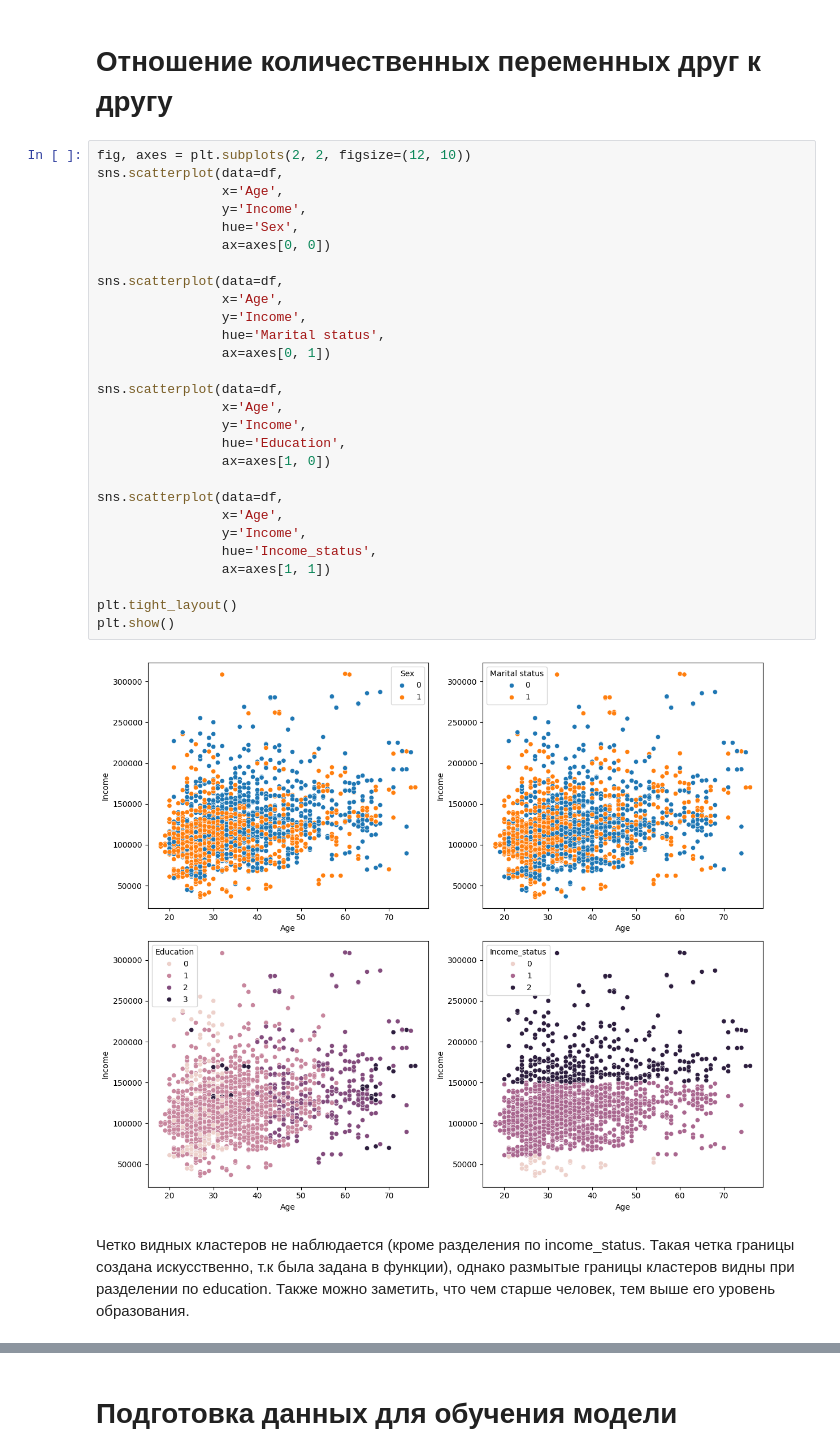
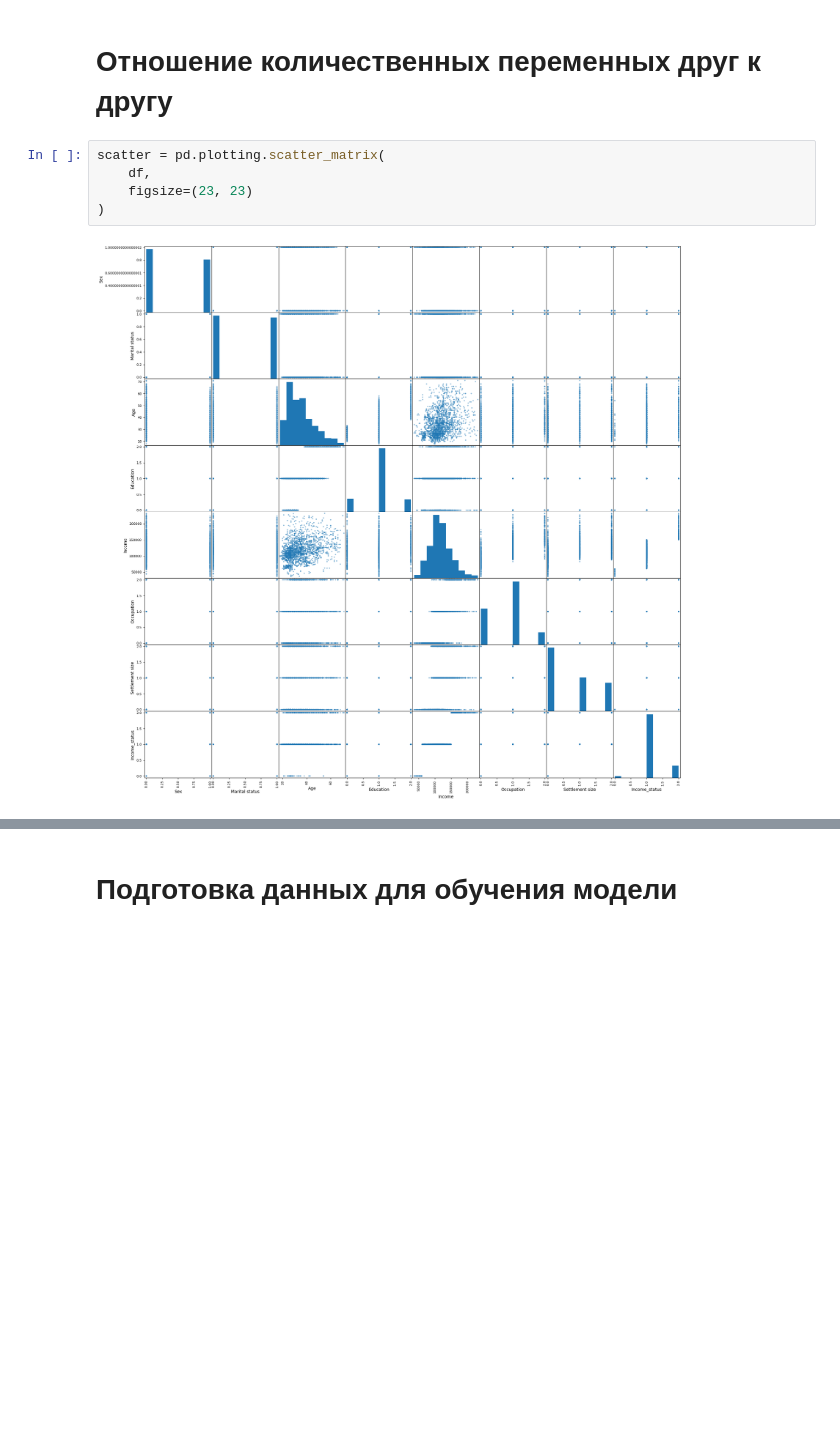
Before and after one commit to Zaby2/ML, a Jupyter notebook: lab2/Lab 2, №2375, Шитов Богдан Антонович.ipynb, the cells around one changed output, grey strips where cells are left out. Cells and saved outputs as stored; diff of their text form; blank space fills up the shorter version.

```diff
--- a/lab2/Lab 2, №2375, Шитов Богдан Антонович.ipynb
+++ b/lab2/Lab 2, №2375, Шитов Богдан Антонович.ipynb
@@ -135,34 +149,9 @@ df.head()
 # %% [markdown]
 # Отношение количественных переменных друг к другу
-# %%
-fig, axes = plt.subplots(2, 2, figsize=(12, 10))
-sns.scatterplot(data=df,
-                x='Age',
-                y='Income',
-                hue='Sex',
-                ax=axes[0, 0])
-
-sns.scatterplot(data=df,
-                x='Age',
-                y='Income',
-                hue='Marital status',
-                ax=axes[0, 1])
-
-sns.scatterplot(data=df,
-                x='Age',
-                y='Income',
-                hue='Education',
-                ax=axes[1, 0])
-
-sns.scatterplot(data=df,
-                x='Age',
-                y='Income',
-                hue='Income_status',
-                ax=axes[1, 1])
-
-plt.tight_layout()
-plt.show()
-# %% [output]
-[figure, removed]
-# %% [markdown]
-Четко видных кластеров не наблюдается (кроме разделения по income_status. Такая четка границы создана искусственно, т.к была задана в функции), однако размытые границы кластеров видны при разделении по education. Также можно заметить, что чем старше человек, тем выше его уровень образования.
+# %%
+scatter = pd.plotting.scatter_matrix(
+    df,
+    figsize=(23, 23)
+)
+# %% [output]
+[figure, added]
```
Also changed, not shown: parts of 23 cells of this notebook.
